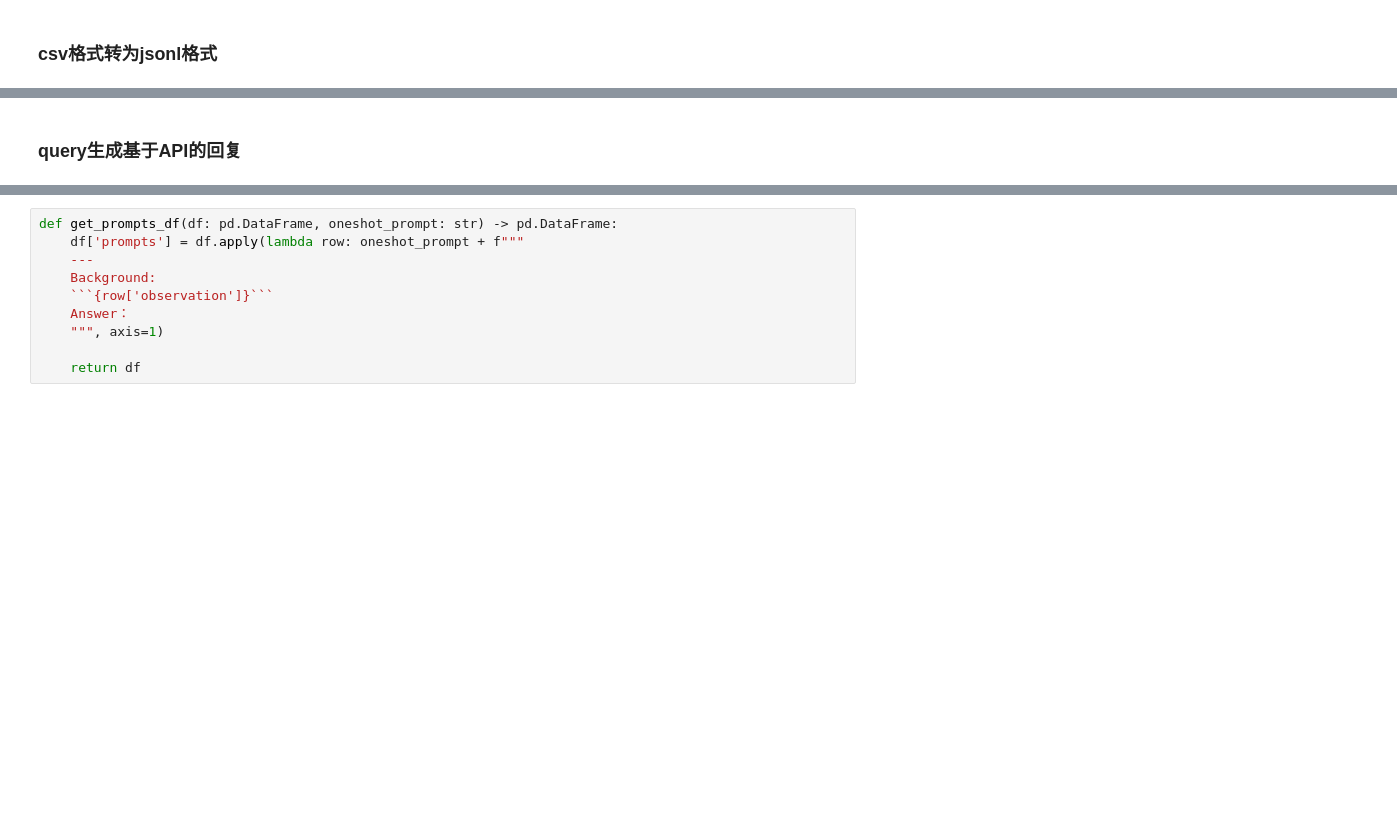
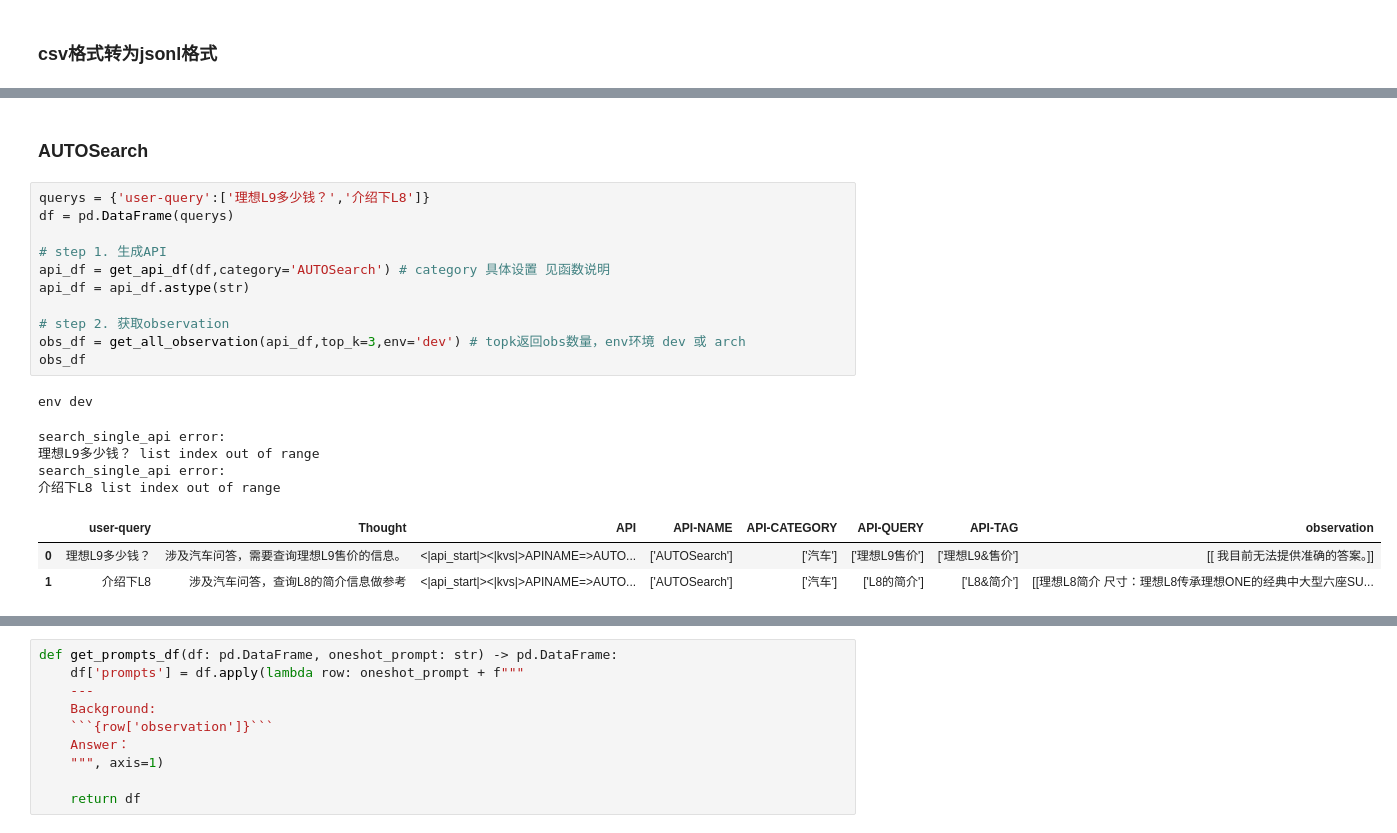
Before and after one commit to Alyroy/luoyingyaoqing, a Jupyter notebook: example.ipynb, the cells around one changed output, grey strips where cells are left out. Cells and saved outputs as stored; diff of their text form; blank space fills up the shorter version.

```diff
--- a/example.ipynb
+++ b/example.ipynb
@@ -35,2 +95,22 @@ jsonl_df
 # %% [markdown]
-### query生成基于API的回复
+### AUTOSearch
+# %%
+querys = {'user-query':['理想L9多少钱？','介绍下L8']}
+df = pd.DataFrame(querys)
+
+# step 1. 生成API
+api_df = get_api_df(df,category='AUTOSearch') # category 具体设置 见函数说明
+api_df = api_df.astype(str)
+
+# step 2. 获取observation
+obs_df = get_all_observation(api_df,top_k=3,env='dev') # topk返回obs数量，env环境 dev 或 arch
+obs_df
+# %% [output]
+env dev
+search_single_api error:
+理想L9多少钱？ list index out of range
+search_single_api error:
+介绍下L8 list index out of range
+|  | user-query | Thought | API | API-NAME | API-CATEGORY | API-QUERY | API-TAG | observation |
+| 0 | 理想L9多少钱？ | 涉及汽车问答，需要查询理想L9售价的信息。 | <|api_start|><|kvs|>APINAME=>AUTO... | ['AUTOSearch'] | ['汽车'] | ['理想L9售价'] | ['理想L9&售价'] | [[ 我目前无法提供准确的答案。]] |
+| 1 | 介绍下L8 | 涉及汽车问答，查询L8的简介信息做参考 | <|api_start|><|kvs|>APINAME=>AUTO... | ['AUTOSearch'] | ['汽车'] | ['L8的简介'] | ['L8&简介'] | [[理想L8简介 尺寸：理想L8传承理想ONE的经典中大型六座SU... |
```
Also changed, not shown: parts of 14 cells of this notebook, 1 other file.
